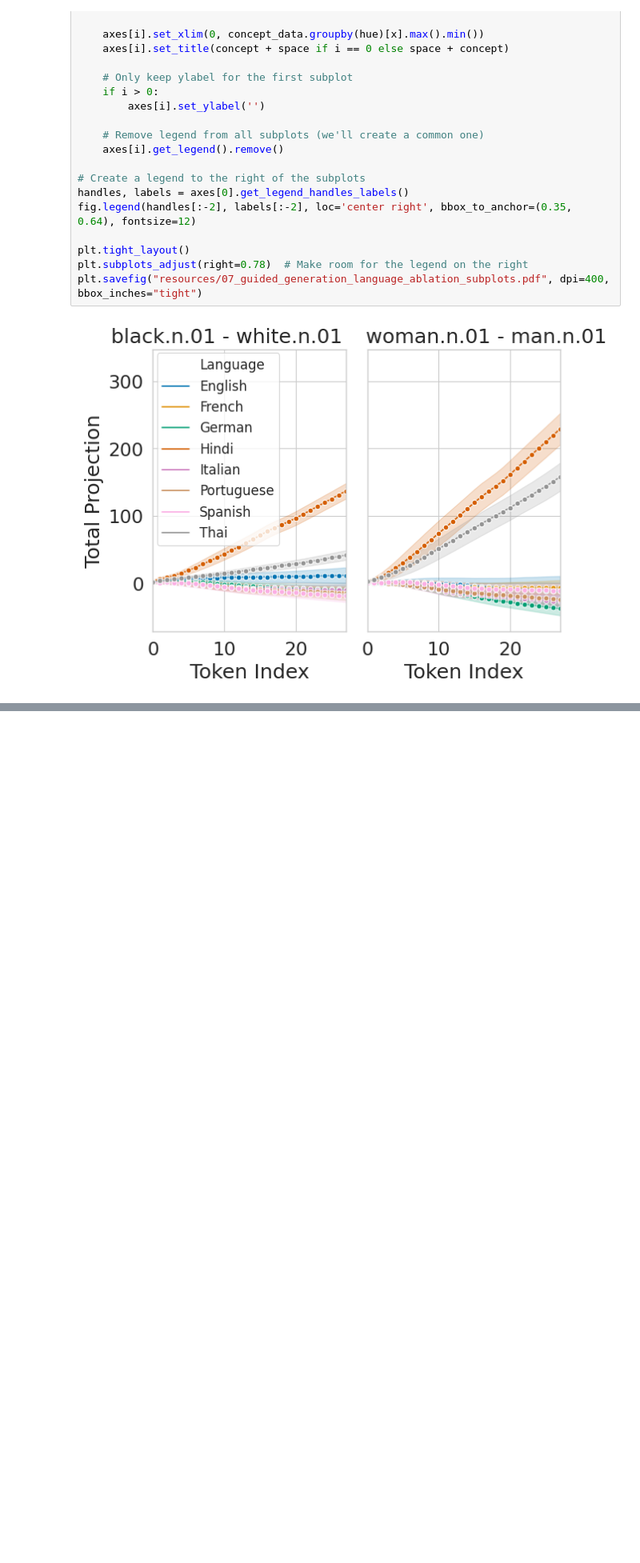
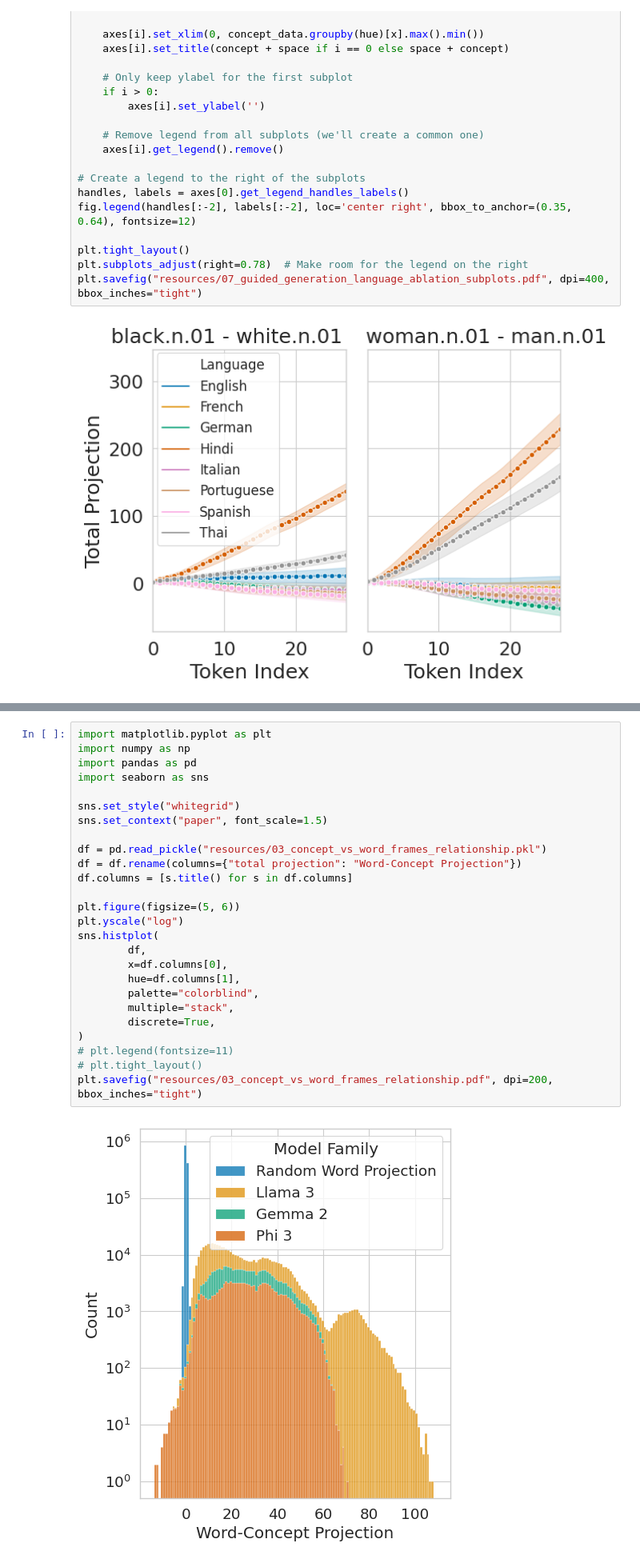
Before and after one commit to phvv-me/frame-representation-hypothesis, a Jupyter notebook: plotting.ipynb, the cells around one changed output, grey strips where cells are left out. Shown: that part at 80% size. Drawn from its saved outputs; the diff is of its cells as text; blank space fills up the shorter version.

Commit message:
plot 03 remade with more models

```diff
--- a/plotting.ipynb
+++ b/plotting.ipynb
@@ -129,0 +129,28 @@ plt.savefig("resources/07_guided_generation_language_ablation_subplots.pdf", dpi
+# %%
+import matplotlib.pyplot as plt
+import numpy as np
+import pandas as pd
+import seaborn as sns
+
+sns.set_style("whitegrid")
+sns.set_context("paper", font_scale=1.5)
+
+df = pd.read_pickle("resources/03_concept_vs_word_frames_relationship.pkl")
+df = df.rename(columns={"total projection": "Word-Concept Projection"})
+df.columns = [s.title() for s in df.columns]
+
+plt.figure(figsize=(5, 6))
+plt.yscale("log")
+sns.histplot(
+        df,
+        x=df.columns[0],
+        hue=df.columns[1],
+        palette="colorblind",
+        multiple="stack",
+        discrete=True,
+)
+# plt.legend(fontsize=11)
+# plt.tight_layout()
+plt.savefig("resources/03_concept_vs_word_frames_relationship.pdf", dpi=200, bbox_inches="tight")
+# %% [output]
+[figure, added]
```
Also changed, not shown: parts of 2 cells of this notebook, 9 other files.
